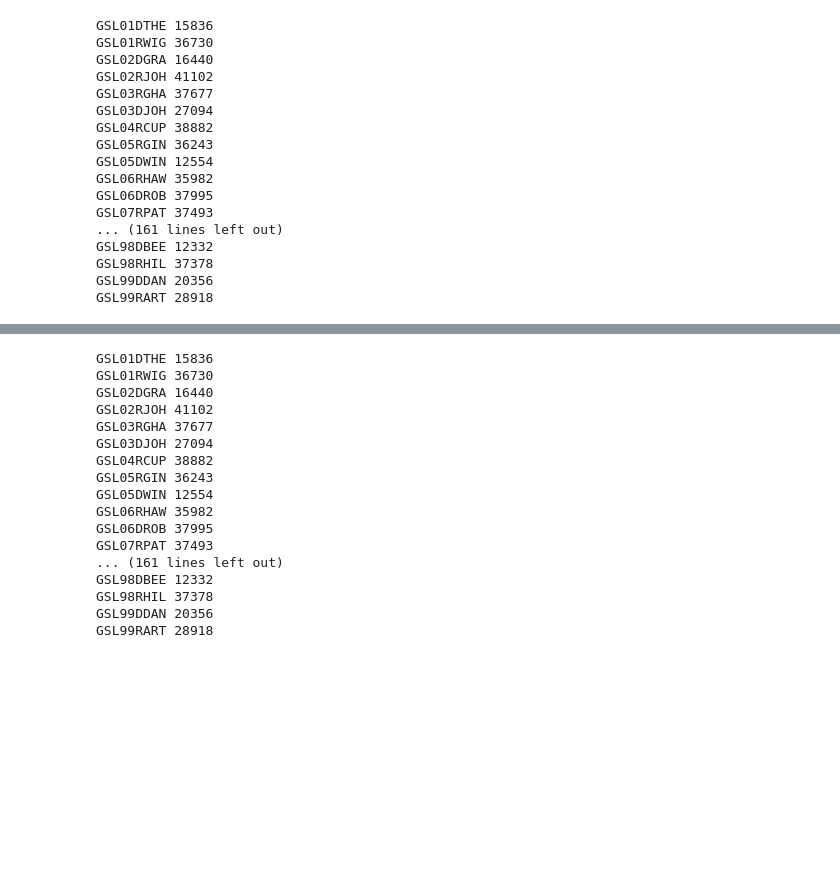
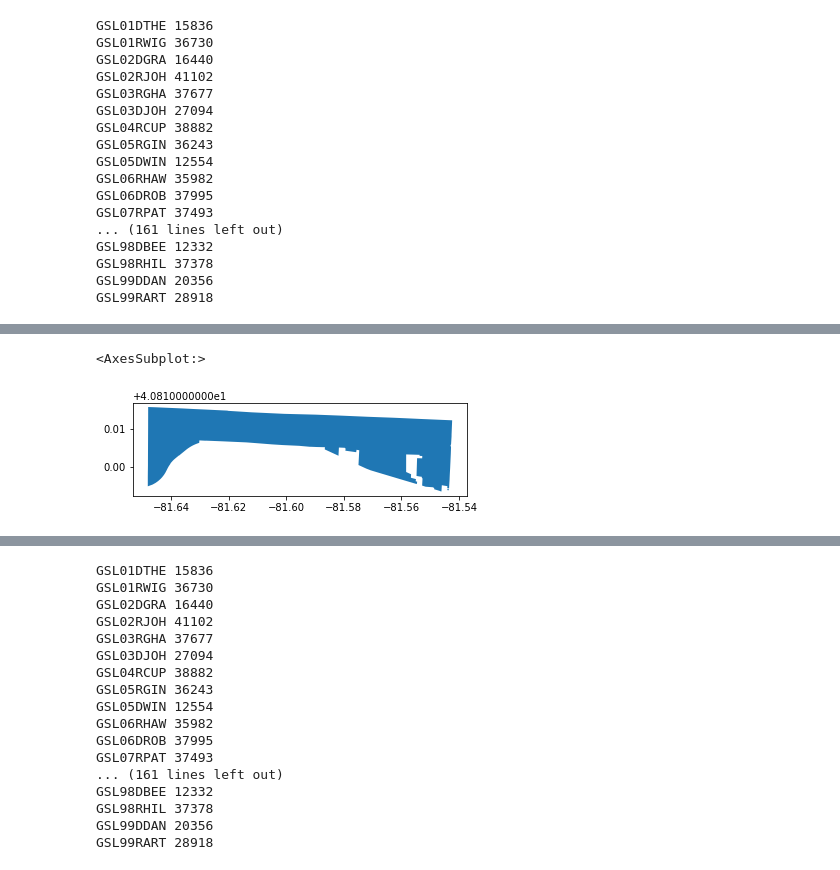
Before and after one commit to nonpartisan-redistricting-datahub/erj-oh, a Jupyter notebook: 2020/general/oh_gen_20_sldl_prec.ipynb, the cells around one changed output, grey strips where cells are left out. Cells and saved outputs as stored; diff of their text form; code cells hidden in the pictures; blank space fills up the shorter version.

```diff
--- a/2020/general/oh_gen_20_sldl_prec.ipynb
+++ b/2020/general/oh_gen_20_sldl_prec.ipynb
@@ -711,3 +770,8 @@ Name: GSL24DRUS, dtype: int64
+# %%
+vest_oh_20[vest_oh_20["VTDST20"].str.contains("076ANX")].plot()
+# %% [output]
+<AxesSubplot:>
+[figure, added]
 # %%
 lost_sum = 0
 for val in sorted(global_precinct_differences_dict.keys()):
```
Also changed, not shown: parts of 14 cells of this notebook, 1 other file.
